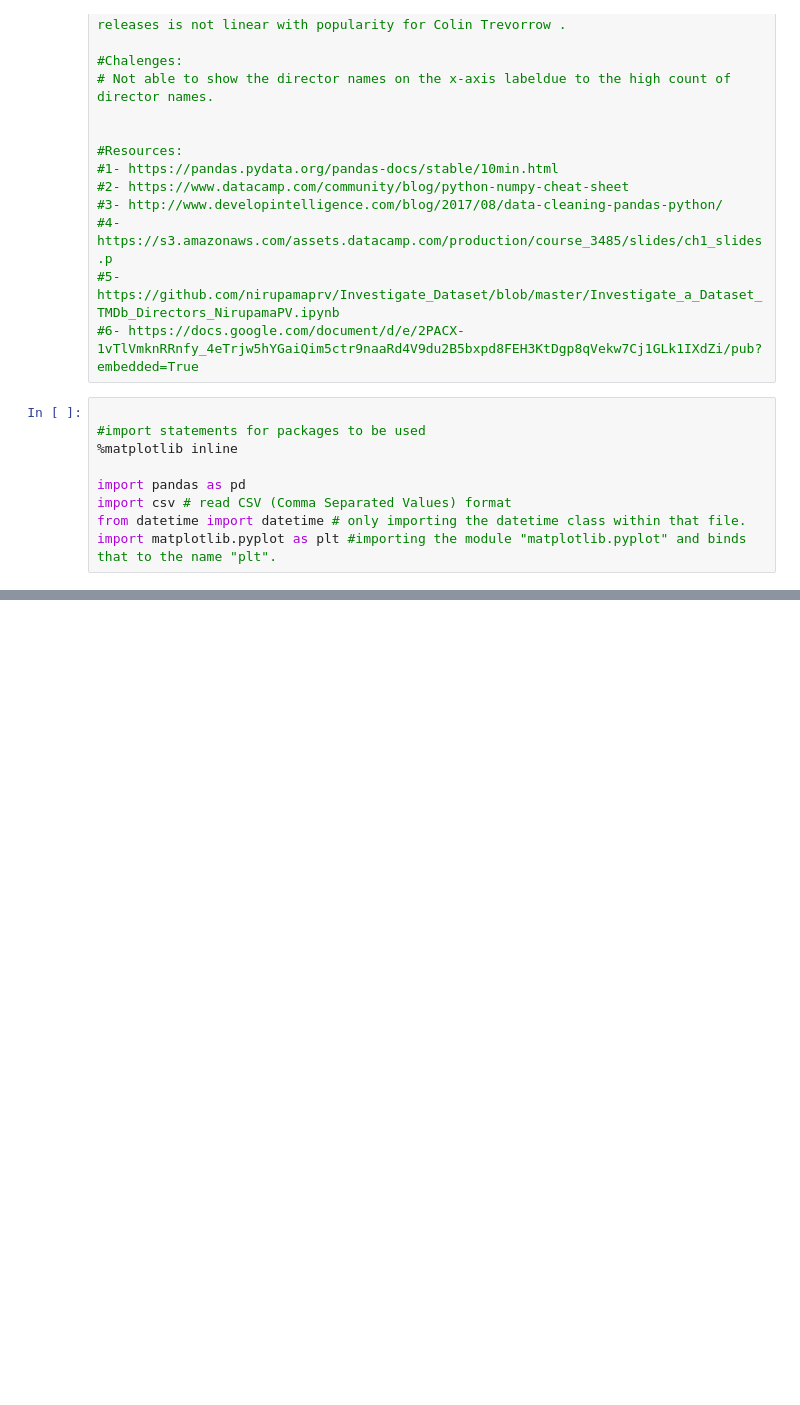
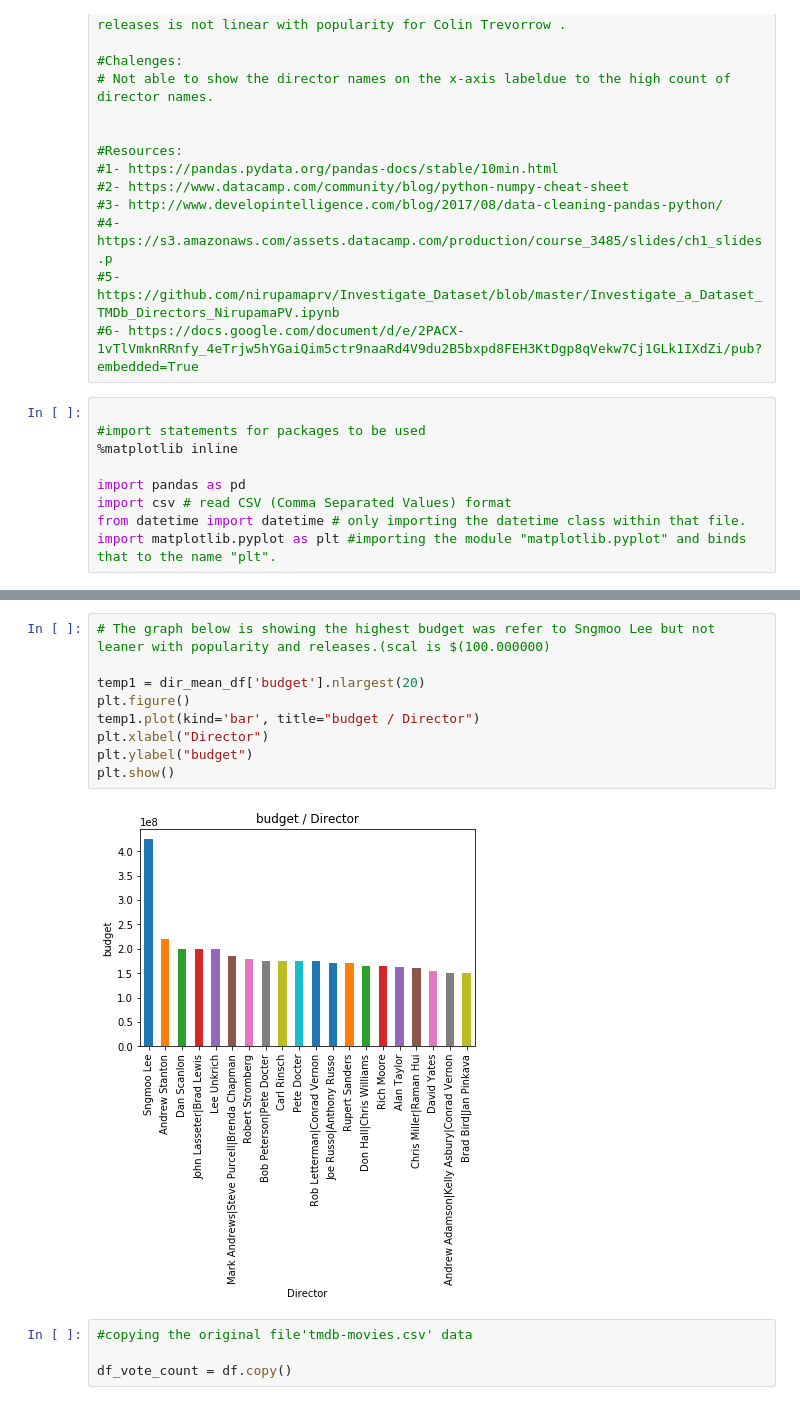
Before and after one commit to ztcom/Udacity, a Jupyter notebook: Report-Copy1.ipynb, the cells around one changed output, grey strips where cells are left out. Cells and saved outputs as stored; diff of their text form; blank space fills up the shorter version.

```diff
--- a/Report-Copy1.ipynb
+++ b/Report-Copy1.ipynb
@@ -525,0 +362,15 @@ Name: runtime, dtype: float64
+# %%
+# The graph below is showing the highest budget was refer to Sngmoo Lee but not leaner with popularity and releases.(scal is $(100.000000)
+
+temp1 = dir_mean_df['budget'].nlargest(20)
+plt.figure()
+temp1.plot(kind='bar', title="budget / Director")
+plt.xlabel("Director")
+plt.ylabel("budget")
+plt.show()
+# %% [output]
+[figure, added]
+# %%
+#copying the original file'tmdb-movies.csv' data
+
+df_vote_count = df.copy()
```
Also changed, not shown: parts of 73 cells of this notebook.
